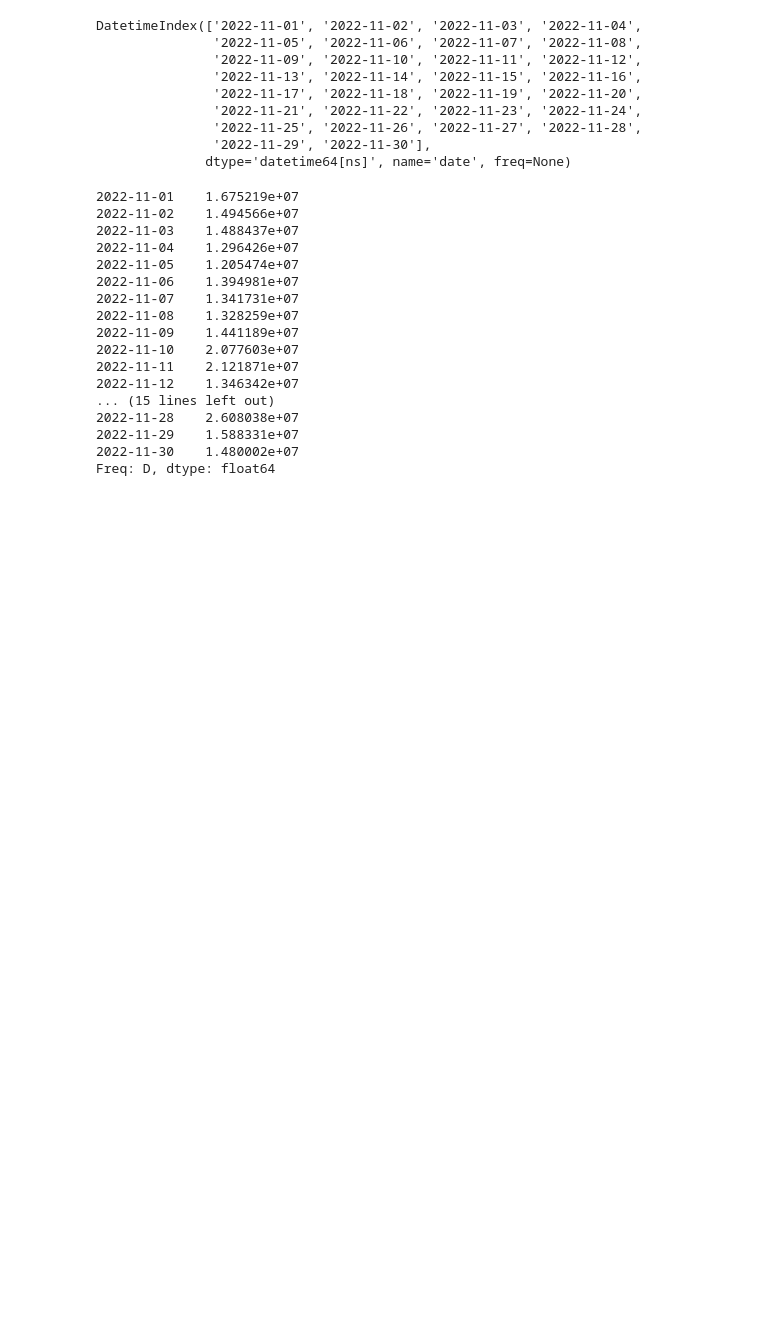
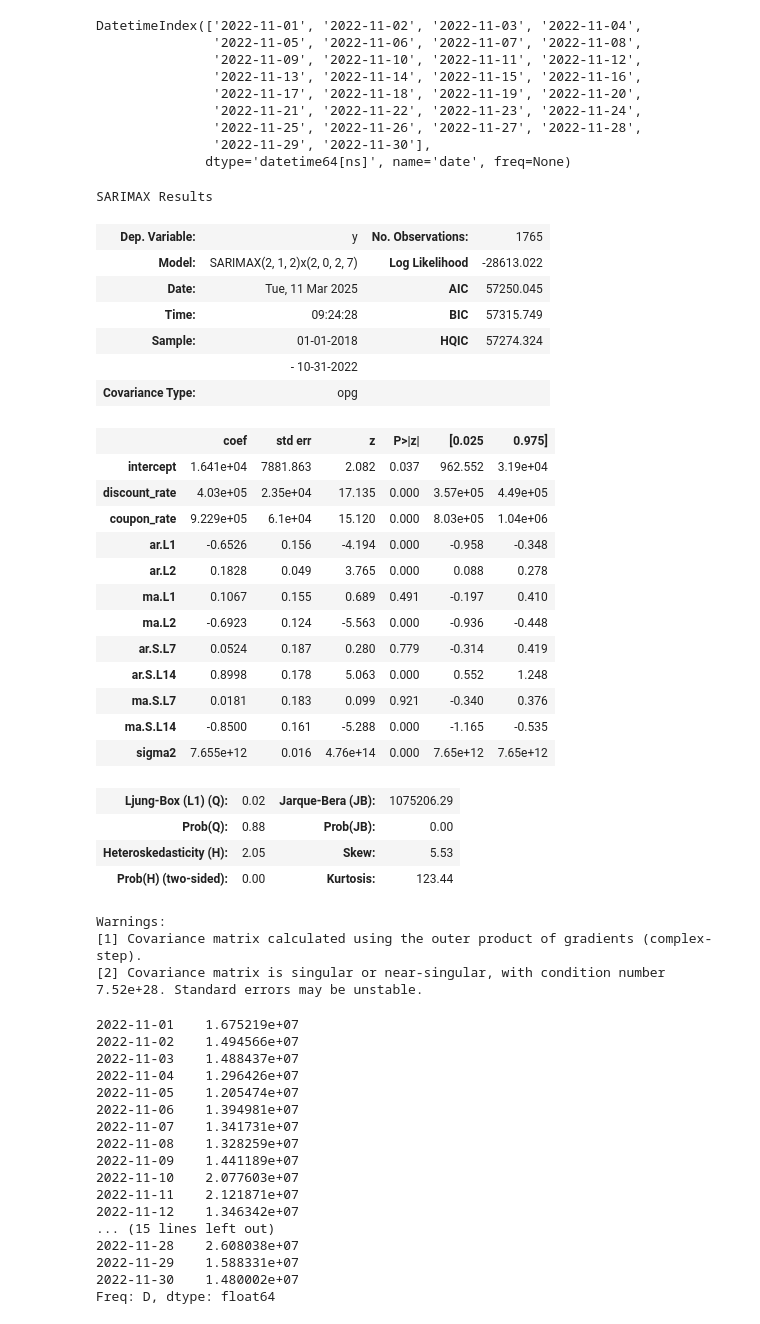
Before and after one commit to anandreddy05/Daily_Revenue_Forecasting, a Jupyter notebook: notebooks/models.ipynb, the cells around one changed output. Drawn from its saved outputs; the diff is of its cells as text; code cells hidden in the pictures; blank space fills up the shorter version.

```diff
--- a/notebooks/models.ipynb
+++ b/notebooks/models.ipynb
@@ -249,6 +248,37 @@ DatetimeIndex(['2022-11-01', '2022-11-02', '2022-11-03', '2022-11-04',
               dtype='datetime64[ns]', name='date', freq=None)
 # %%
 model_sarimax = auto_arima(train['y'],m=7,X=exog_train)
+# %%
+model_sarimax.summary()
+# %% [output]
+SARIMAX Results
+| Dep. Variable: | y | No. Observations: | 1765 |
+| Model: | SARIMAX(2, 1, 2)x(2, 0, 2, 7) | Log Likelihood | -28613.022 |
+| Date: | Tue, 11 Mar 2025 | AIC | 57250.045 |
+| Time: | 09:24:28 | BIC | 57315.749 |
+| Sample: | 01-01-2018 | HQIC | 57274.324 |
+|  | - 10-31-2022 |  |  |
+| Covariance Type: | opg |  |  |
+|  | coef | std err | z | P>|z| | [0.025 | 0.975] |
+| intercept | 1.641e+04 | 7881.863 | 2.082 | 0.037 | 962.552 | 3.19e+04 |
+| discount_rate | 4.03e+05 | 2.35e+04 | 17.135 | 0.000 | 3.57e+05 | 4.49e+05 |
+| coupon_rate | 9.229e+05 | 6.1e+04 | 15.120 | 0.000 | 8.03e+05 | 1.04e+06 |
+| ar.L1 | -0.6526 | 0.156 | -4.194 | 0.000 | -0.958 | -0.348 |
+| ar.L2 | 0.1828 | 0.049 | 3.765 | 0.000 | 0.088 | 0.278 |
+| ma.L1 | 0.1067 | 0.155 | 0.689 | 0.491 | -0.197 | 0.410 |
+| ma.L2 | -0.6923 | 0.124 | -5.563 | 0.000 | -0.936 | -0.448 |
+| ar.S.L7 | 0.0524 | 0.187 | 0.280 | 0.779 | -0.314 | 0.419 |
+| ar.S.L14 | 0.8998 | 0.178 | 5.063 | 0.000 | 0.552 | 1.248 |
+| ma.S.L7 | 0.0181 | 0.183 | 0.099 | 0.921 | -0.340 | 0.376 |
+| ma.S.L14 | -0.8500 | 0.161 | -5.288 | 0.000 | -1.165 | -0.535 |
+| sigma2 | 7.655e+12 | 0.016 | 4.76e+14 | 0.000 | 7.65e+12 | 7.65e+12 |
+| Ljung-Box (L1) (Q): | 0.02 | Jarque-Bera (JB): | 1075206.29 |
+| Prob(Q): | 0.88 | Prob(JB): | 0.00 |
+| Heteroskedasticity (H): | 2.05 | Skew: | 5.53 |
+| Prob(H) (two-sided): | 0.00 | Kurtosis: | 123.44 |
+Warnings:
+[1] Covariance matrix calculated using the outer product of gradients (complex-step).
+[2] Covariance matrix is singular or near-singular, with condition number 7.52e+28. Standard errors may be unstable.
 # %%
 predictions_sarimax = model_sarimax.predict(n_periods = len(test),X = exog_test)
 predictions_sarimax
```
Also changed, not shown: parts of 36 cells of this notebook.
